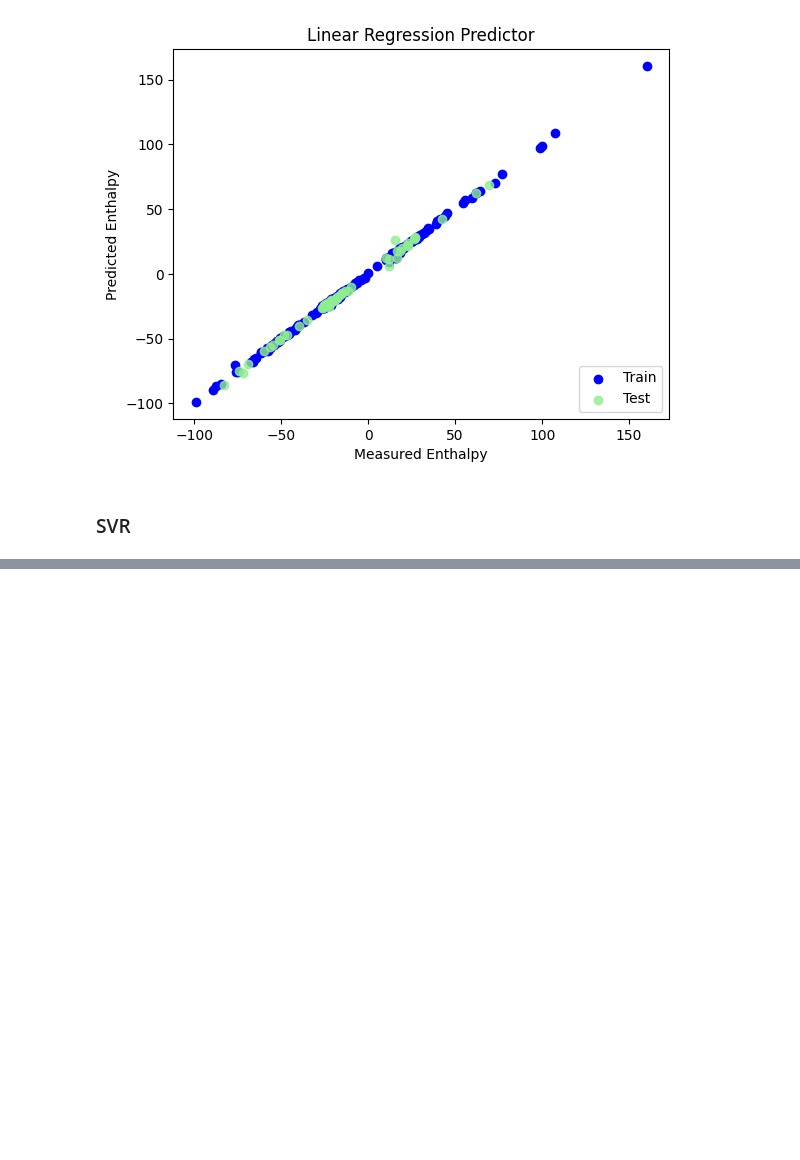
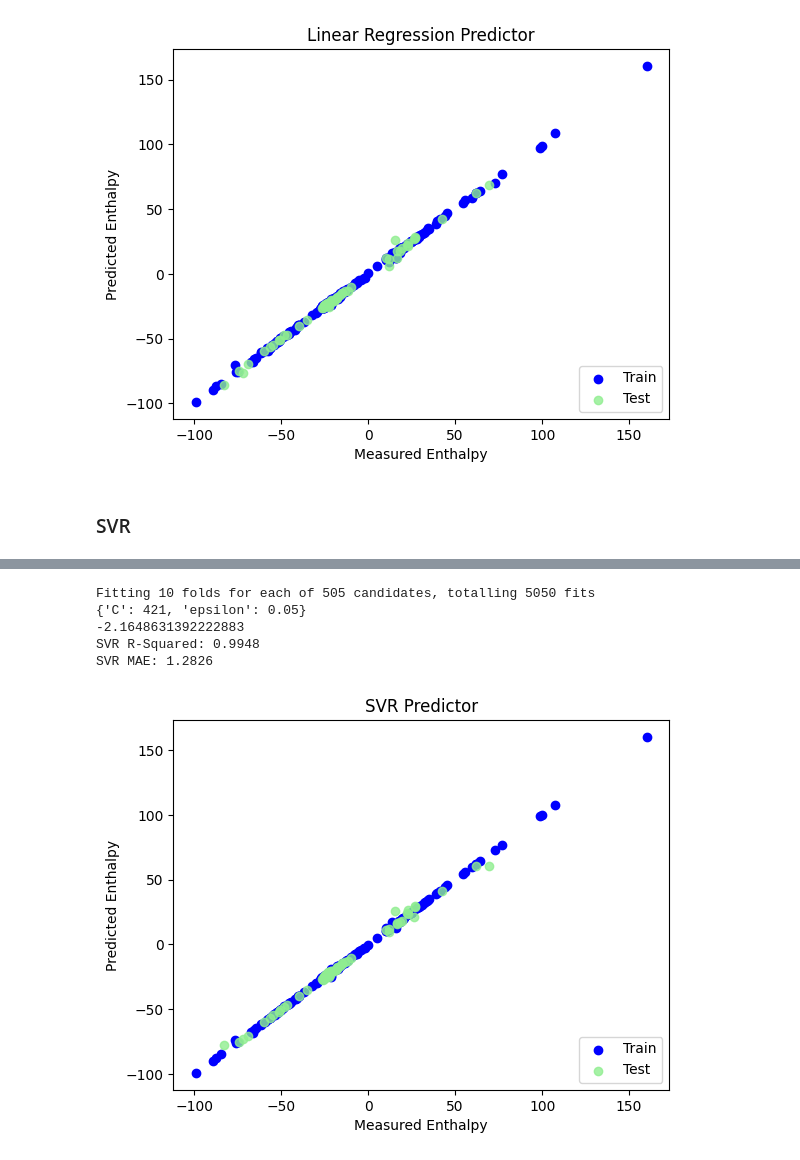
Before and after one commit to tracehhh/NTU-CM4044-ML-Mini-project-2, a Jupyter notebook: CM4044 Project 2.ipynb, the cells around one changed output, grey strips where cells are left out. Drawn from its saved outputs; the diff is of its cells as text; code cells hidden in the pictures; blank space fills up the shorter version.

```diff
--- a/CM4044 Project 2.ipynb
+++ b/CM4044 Project 2.ipynb
@@ -152,3 +168,48 @@ SVR MAE: 1.1465
+# %%
+# Redefine search space
+Cs = list(range(400, 501))
+epsilons = [0.05, 0.075, 0.1, 0.125, 0.15]
+
+# Setup the grid to be searched over
+param_grid = dict(C=Cs, epsilon=epsilons)
+
+# Define grid search
+grid_search = GridSearchCV(SVR(kernel='rbf', gamma='auto'), param_grid, cv=kf,
+                           n_jobs=20, verbose=1, scoring='neg_mean_absolute_error')
+
+# Find best parameters
+grid_search.fit(X_train, y_train)
+print(grid_search.best_params_)
+print(grid_search.best_score_)
+
+# Retrain model with best parameters found from grid search
+best_params = grid_search.best_params_
+svr = SVR(kernel='rbf', gamma='auto', C=best_params['C'], epsilon=best_params['epsilon'])
+svr.fit(X_train, y_train)
+
+y_pred_svr = svr.predict(X_test)
+
+# model evaluation
+r2_svr = r2_score(y_test, y_pred_svr)
+mae_svr = mean_absolute_error(y_test, y_pred_svr)
+print(f"SVR R-Squared: {(r2_svr):.4f}")
+print(f"SVR MAE: {(mae_svr):.4f}")
+
+plt.scatter(y_train, svr.predict(X_train), label = 'Train', c='blue')
+plt.title('SVR Predictor')
+plt.xlabel('Measured Enthalpy')
+plt.ylabel('Predicted Enthalpy')
+plt.scatter(y_test, svr.predict(X_test),c='lightgreen', label='Test', alpha = 0.8)
+plt.legend(loc=4)
+#plt.savefig('SVR Predictor.png', dpi=300)
+plt.show()
+# %% [output]
+Fitting 10 folds for each of 505 candidates, totalling 5050 fits
+{'C': 421, 'epsilon': 0.05}
+-2.1648631392222883
+SVR R-Squared: 0.9948
+SVR MAE: 1.2826
+[figure, added]
 # %%
 import xgboost as xgb
 
```
Also changed, not shown: parts of 9 cells of this notebook, 1 other file.
